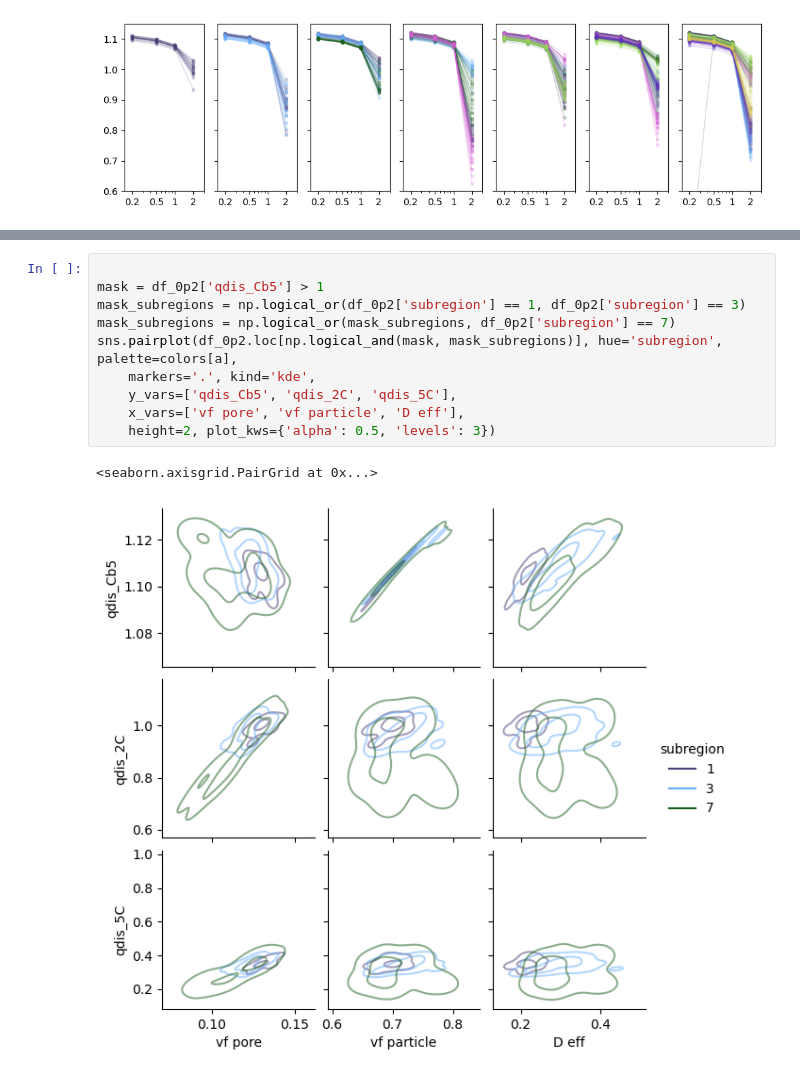
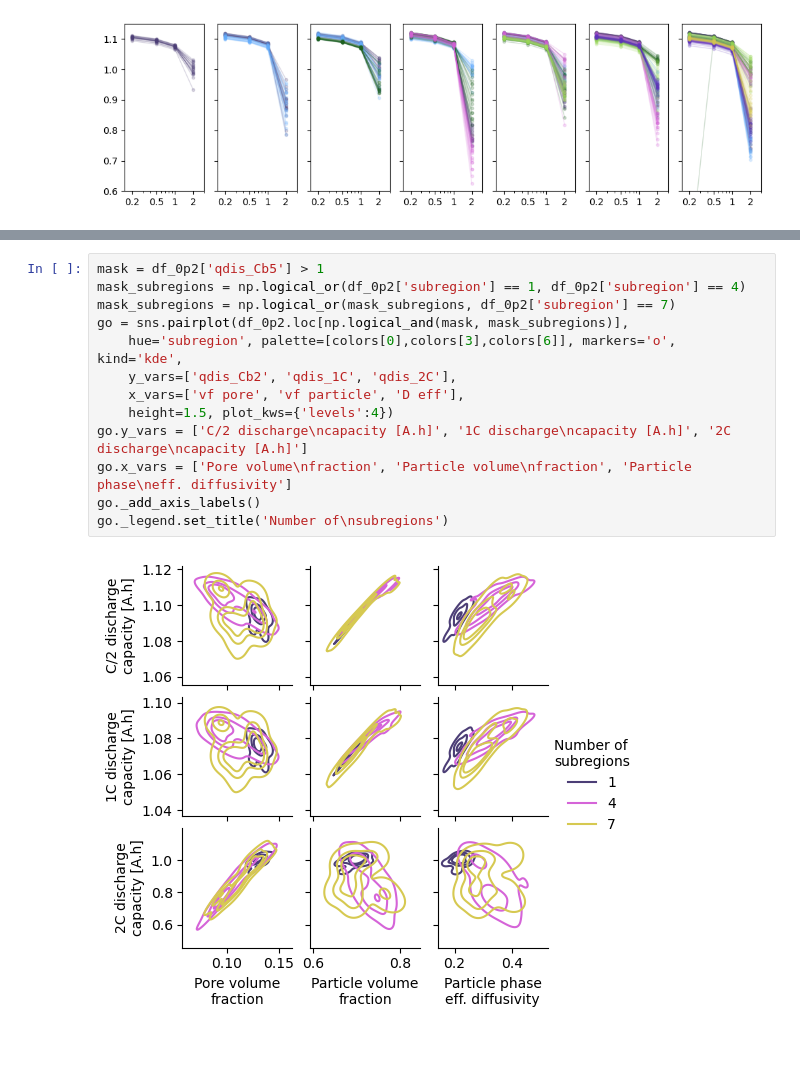
Before and after one commit to NREL/sem-to-echem, a Jupyter notebook: results_analysis.ipynb, the cells around one changed output, grey strips where cells are left out. Drawn from its saved outputs; the diff is of its cells as text; blank space fills up the shorter version.

```diff
--- a/results_analysis.ipynb
+++ b/results_analysis.ipynb
@@ -243,13 +258,15 @@ Length: 560, dtype: bool
 # %%
-
 mask = df_0p2['qdis_Cb5'] > 1
-mask_subregions = np.logical_or(df_0p2['subregion'] == 1, df_0p2['subregion'] == 3)
+mask_subregions = np.logical_or(df_0p2['subregion'] == 1, df_0p2['subregion'] == 4)
 mask_subregions = np.logical_or(mask_subregions, df_0p2['subregion'] == 7)
-sns.pairplot(df_0p2.loc[np.logical_and(mask, mask_subregions)], hue='subregion', palette=colors[a],
-    markers='.', kind='kde',
-    y_vars=['qdis_Cb5', 'qdis_2C', 'qdis_5C'],
+go = sns.pairplot(df_0p2.loc[np.logical_and(mask, mask_subregions)],
+    hue='subregion', palette=[colors[0],colors[3],colors[6]], markers='o', kind='kde',
+    y_vars=['qdis_Cb2', 'qdis_1C', 'qdis_2C'],
     x_vars=['vf pore', 'vf particle', 'D eff'],
-    height=2, plot_kws={'alpha': 0.5, 'levels': 3})
+    height=1.5, plot_kws={'levels':4})
+go.y_vars = ['C/2 discharge\ncapacity [A.h]', '1C discharge\ncapacity [A.h]', '2C discharge\ncapacity [A.h]']
+go.x_vars = ['Pore volume\nfraction', 'Particle volume\nfraction', 'Particle phase\neff. diffusivity']
+go._add_axis_labels()
+go._legend.set_title('Number of\nsubregions')
 # %% [output]
-<seaborn.axisgrid.PairGrid at 0x...>
-[figure, old version]
+[figure, new version]
```
Also changed, not shown: parts of 15 cells of this notebook, 22 other files.
